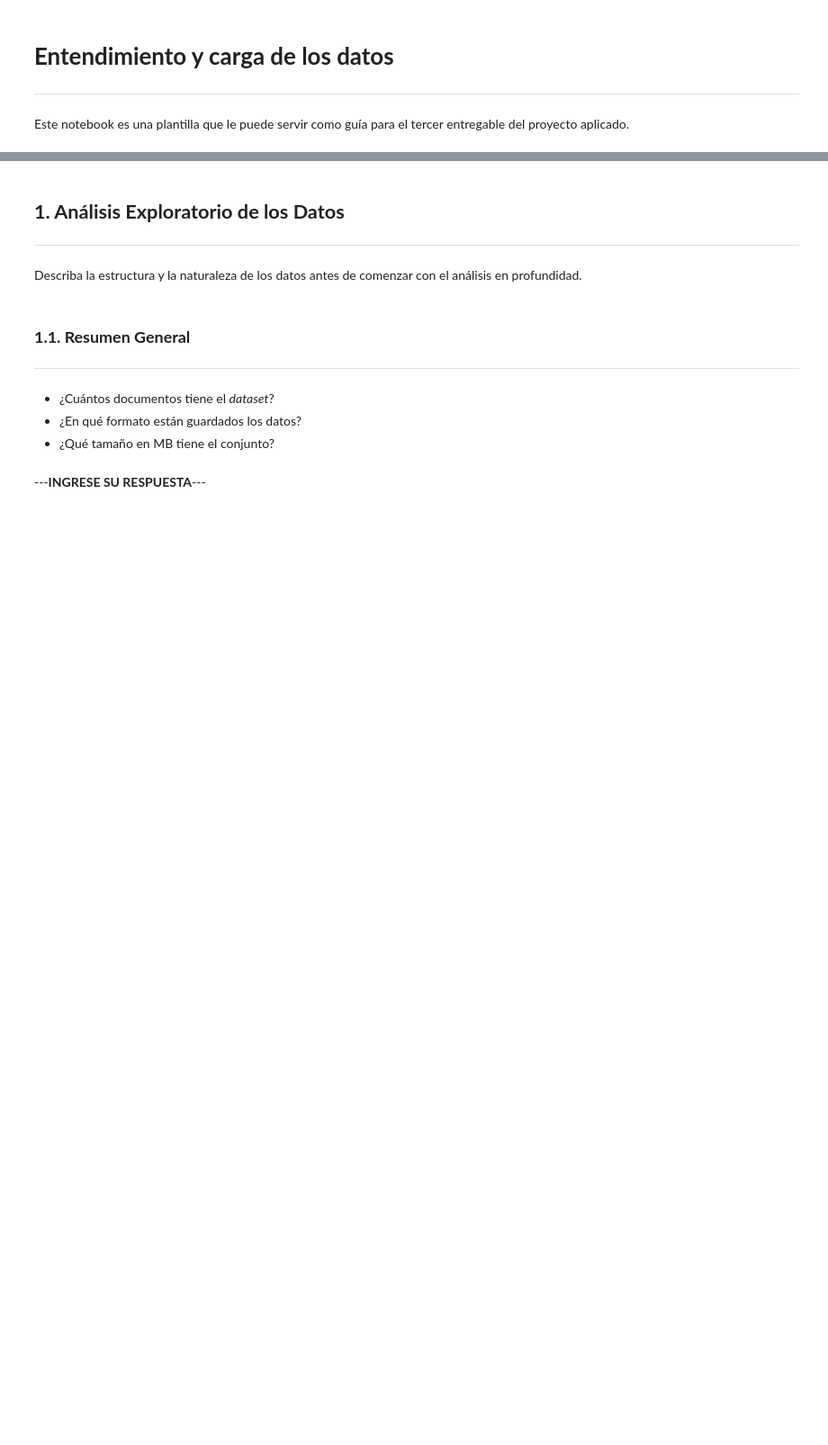
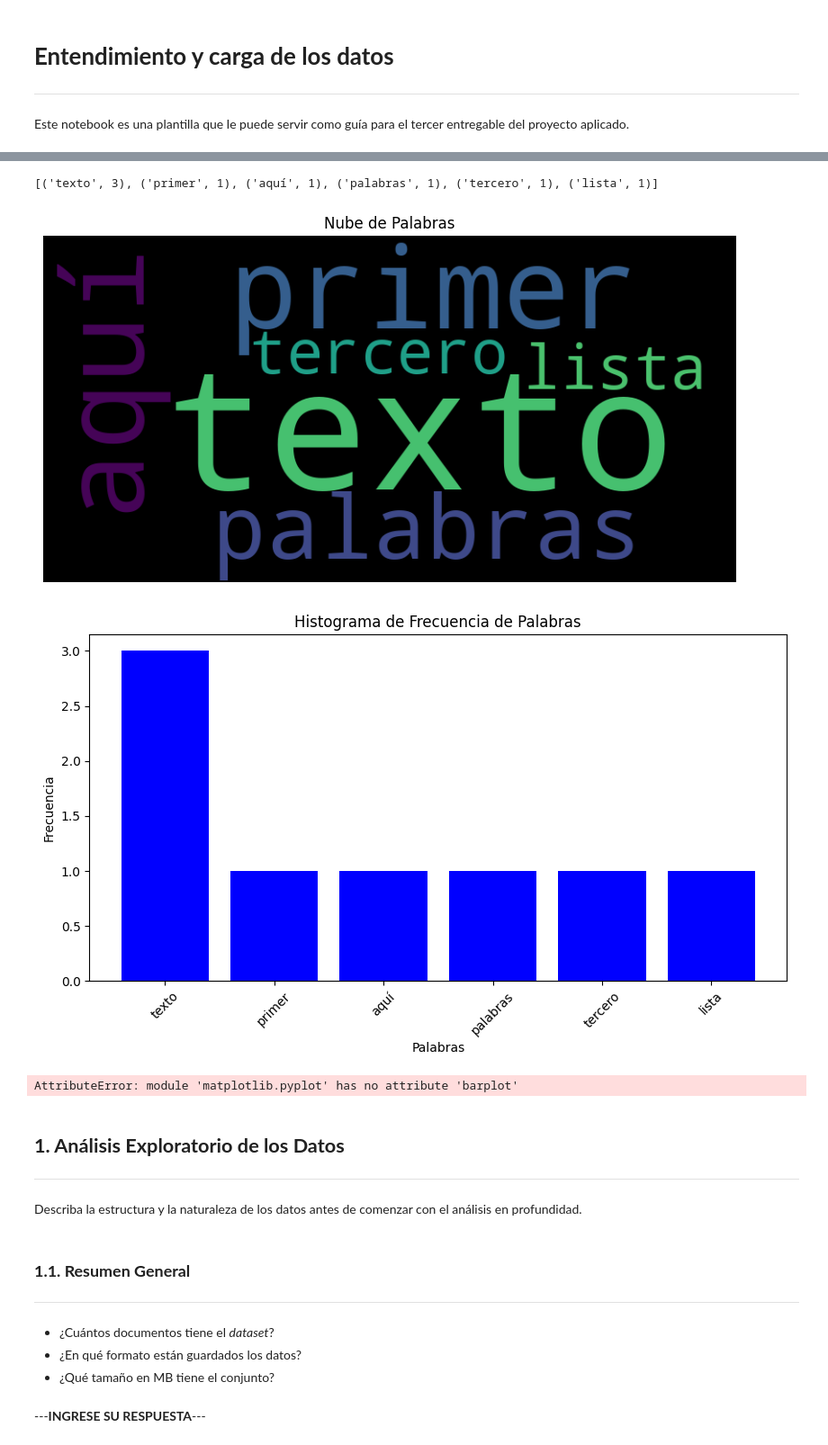
Before and after one commit to Robert-Gomez-AI/HeartFailure, a Jupyter notebook: M3U4_fase_3_Entendimiento_de_los_datos.ipynb, the cells around one changed output, grey strips where cells are left out. Shown: that part at 90% size. Cells and saved outputs as stored; diff of their text form; code cells hidden in the pictures; blank space fills up the shorter version.

```diff
--- a/M3U4_fase_3_Entendimiento_de_los_datos.ipynb
+++ b/M3U4_fase_3_Entendimiento_de_los_datos.ipynb
@@ -9,0 +47,59 @@ Este notebook es una plantilla que le puede servir como guía para el tercer ent
+# %%
+import nltk
+from nltk.corpus import stopwords
+from nltk.tokenize import word_tokenize
+from collections import Counter
+from wordcloud import WordCloud
+import matplotlib.pyplot as plt
+import string
+
+# Descargar recursos necesarios de NLTK
+nltk.download('punkt')
+nltk.download('stopwords')
+
+# Lista de textos de ejemplo
+textos = [
+    "Este es el primer texto.",
+    "Aquí hay otro texto, con más palabras.",
+    "Este texto es el tercero de la lista."
+]
+
+# Concatenar todos los textos en uno solo
+texto_concatenado = " ".join(textos)
+
+# Tokenización
+tokens = word_tokenize(texto_concatenado.lower())
+
+# Eliminación de puntuación
+tokens = [word for word in tokens if word.isalnum()]
+
+# Eliminación de stopwords
+stop_words = set(stopwords.words('spanish'))
+tokens_limpios = [word for word in tokens if word not in stop_words]
+
+# Conteo de frecuencias
+frecuencias = Counter(tokens_limpios)
+
+# Mostrar las palabras más comunes
+print(frecuencias.most_common(10))
+
+# Crear la wordcloud
+wordcloud = WordCloud(width=800, height=400, background_color='black').generate_from_frequencies(frecuencias)
+
+# Mostrar la wordcloud usando matplotlib
+plt.figure(figsize=(10, 5))
+plt.imshow(wordcloud, interpolation='bilinear')
+plt.axis('off')
+plt.title("Nube de Palabras")
+plt.show()
+
+# Graficar el histograma de frecuencias
+palabras, counts = zip(*frecuencias.most_common(10))
+plt.figure(figsize=(10, 5))
+plt.bar(palabras, counts, color='blue')
+plt.xlabel('Palabras')
+plt.ylabel('Frecuencia')
+plt.title('Histograma de Frecuencia de Palabras')
+plt.xticks(rotation=45)
+plt.show()
+# %% [output]
@@ -10,3 +110,10 @@ Este notebook es una plantilla que le puede servir como guía para el tercer ent
+[('texto', 3), ('primer', 1), ('aquí', 1), ('palabras', 1), ('tercero', 1), ('lista', 1)]
+[figure, added]
+[figure, added]
+# %%
+plt.barplot(frecuencias)
+# %% [output]
+AttributeError: module 'matplotlib.pyplot' has no attribute 'barplot'
 # %% [markdown]
 ## **1. Análisis Exploratorio de los Datos**
 ---
```
Also changed, not shown: parts of 7 cells of this notebook.
